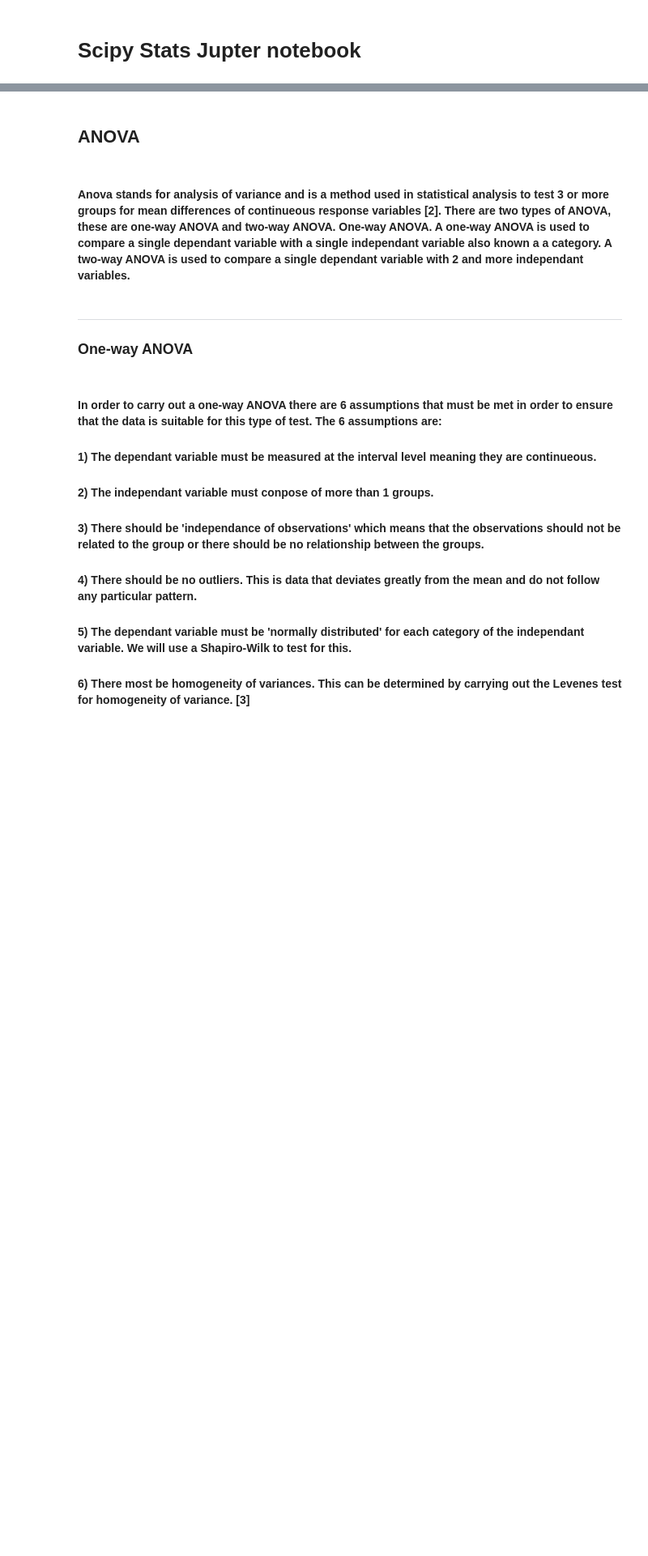
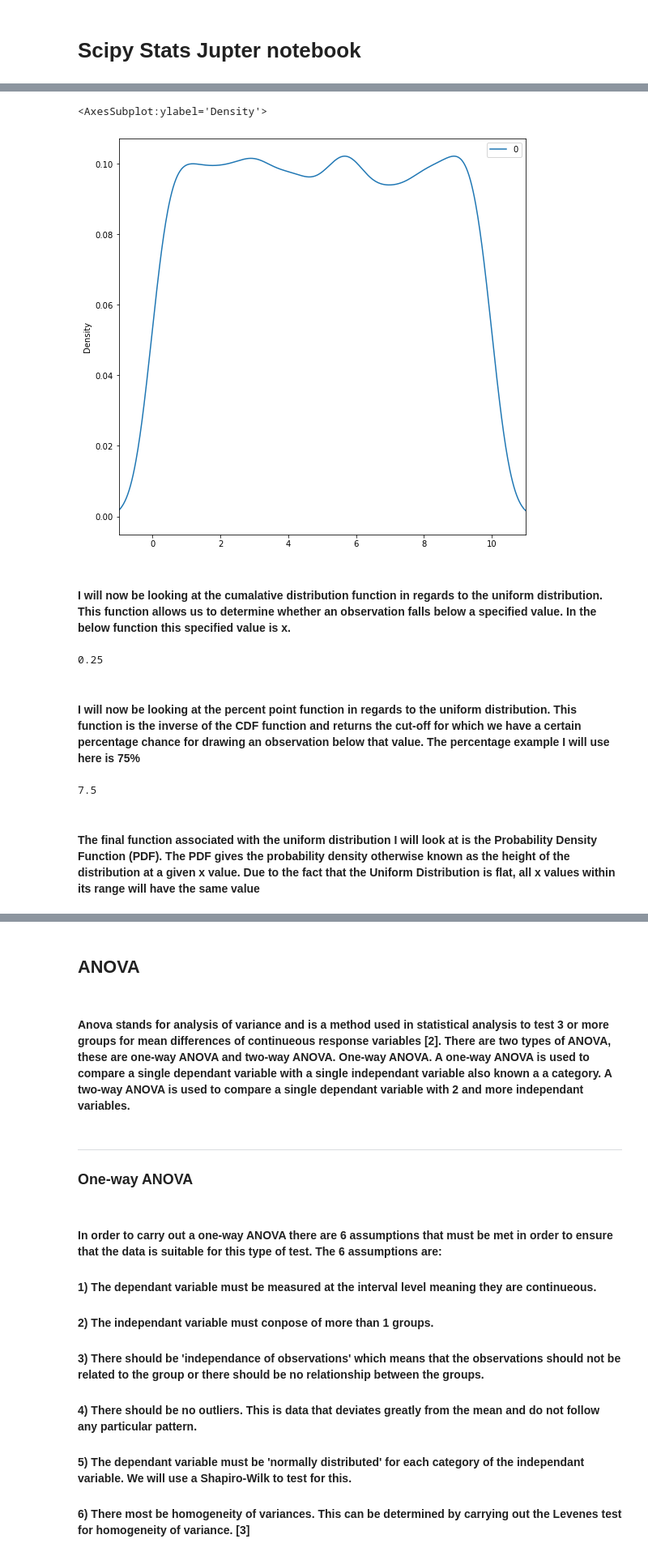
Before and after one commit to Aarondon1993/Machine-Learning-and-Statistics, a Jupyter notebook: scipy-stats.ipynb, the cells around one changed output, grey strips where cells are left out. Shown at 81% size. Saved outputs shown, nothing was run; the diff lists cells and outputs as text; code cells hidden in the pictures; blank space fills up the shorter version.

Commit message:
Added scipy.stats overview

```diff
--- a/scipy-stats.ipynb
+++ b/scipy-stats.ipynb
@@ -20,0 +16,25 @@ print (norm.ppf(0.5))
+# %%
+# I will start by generating 10,000 numbers from a uniform distribution
+uniform= stats.uniform.rvs(size= 10000, loc= 0, scale= 10)
+# %%
+# I will now place them in a pandas dataframe
+pd.DataFrame(uniform).plot(kind="density", figsize= (9,9), xlim= (-1,11))
+# %% [output]
+<AxesSubplot:ylabel='Density'>
+[figure, added]
+# %% [markdown]
+#### I will now be looking at the cumalative distribution function in regards to the uniform distribution. This function allows us to determine whether an observation falls below a specified value. In the below function this specified value is x.
+# %%
+# I use x= 2.5 as the cut off value and expect an answer of 0.25 or 25% as it should be a quarter of the scale due the uniform
+# distribution
+stats.uniform.cdf(x= 2.5, loc= 0, scale= 10)
+# %% [output]
+0.25
+# %% [markdown]
+#### I will now be looking at the percent point function in regards to the uniform distribution. This function is the inverse of the CDF function and returns the cut-off for which we have a certain percentage chance for drawing an observation below that value. The percentage example I will use here is 75%
+# %%
+stats.uniform.ppf(q= 0.75, loc= 0, scale=10)
+# %% [output]
+7.5
+# %% [markdown]
+#### The final function associated with the uniform distribution I will look at is the Probability Density Function (PDF). The PDF gives the probability density otherwise known as the height of the distribution at a given x value. Due to the fact that the Uniform Distribution is flat, all x values within its range will have the same value
```
Also changed, not shown: parts of 16 cells of this notebook, 1 other file.
